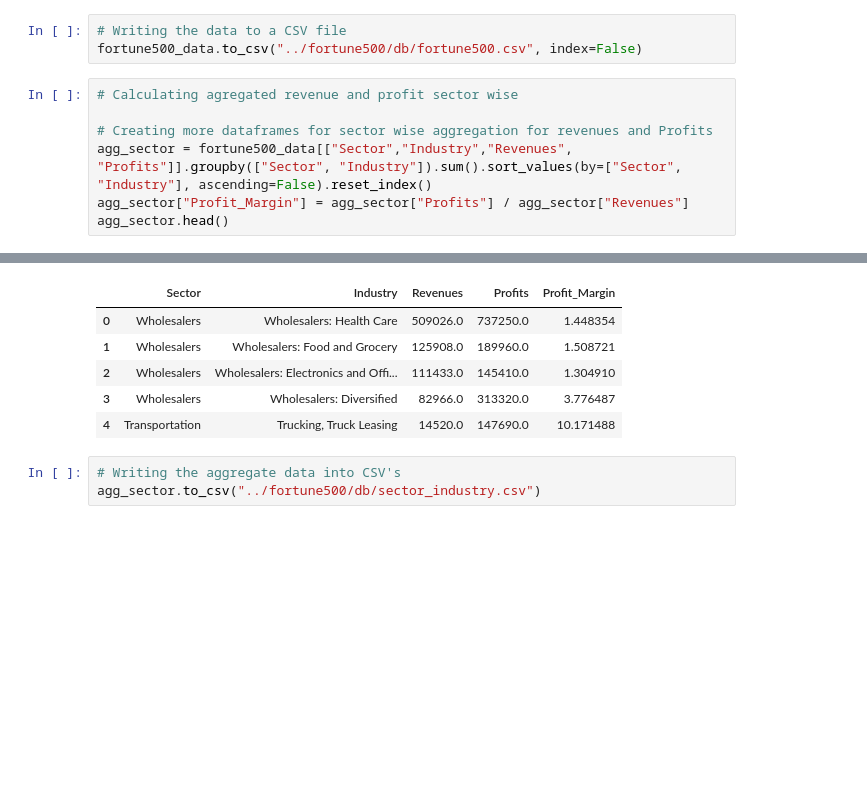
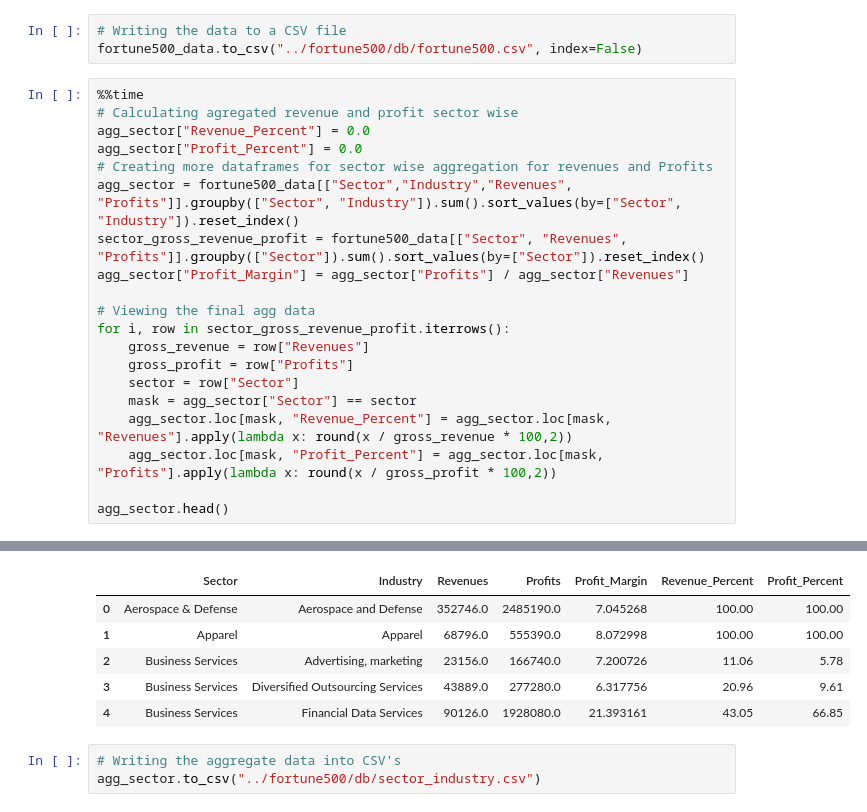
Before and after one commit to ic2019/group_project2, a Jupyter notebook: Scripts/Data_Cleaning_Exploration.ipynb, the cells around one changed output, grey strips where cells are left out. Cells and saved outputs as stored; diff of their text form; blank space fills up the shorter version.

```diff
--- a/Scripts/Data_Cleaning_Exploration.ipynb
+++ b/Scripts/Data_Cleaning_Exploration.ipynb
@@ -282,10 +263,23 @@ memory usage: 78.1+ KB
 # Writing the data to a CSV file
 fortune500_data.to_csv("../fortune500/db/fortune500.csv", index=False)
 # %%
+%%time
 # Calculating agregated revenue and profit sector wise
+agg_sector["Revenue_Percent"] = 0.0
+agg_sector["Profit_Percent"] = 0.0
+# Creating more dataframes for sector wise aggregation for revenues and Profits
+agg_sector = fortune500_data[["Sector","Industry","Revenues", "Profits"]].groupby(["Sector", "Industry"]).sum().sort_values(by=["Sector", "Industry"]).reset_index()
+sector_gross_revenue_profit = fortune500_data[["Sector", "Revenues", "Profits"]].groupby(["Sector"]).sum().sort_values(by=["Sector"]).reset_index()
+agg_sector["Profit_Margin"] = agg_sector["Profits"] / agg_sector["Revenues"]
 
-# Creating more dataframes for sector wise aggregation for revenues and Profits
-agg_sector = fortune500_data[["Sector","Industry","Revenues", "Profits"]].groupby(["Sector", "Industry"]).sum().sort_values(by=["Sector", "Industry"], ascending=False).reset_index()
-agg_sector["Profit_Margin"] = agg_sector["Profits"] / agg_sector["Revenues"]
+# Viewing the final agg data
+for i, row in sector_gross_revenue_profit.iterrows():
+    gross_revenue = row["Revenues"]
+    gross_profit = row["Profits"]
+    sector = row["Sector"]
+    mask = agg_sector["Sector"] == sector
+    agg_sector.loc[mask, "Revenue_Percent"] = agg_sector.loc[mask, "Revenues"].apply(lambda x: round(x / gross_revenue * 100,2))
+    agg_sector.loc[mask, "Profit_Percent"] = agg_sector.loc[mask, "Profits"].apply(lambda x: round(x / gross_profit * 100,2))
+
 agg_sector.head()
 # %% [output]
@@ -292,9 +287,9 @@ agg_sector.head()
-|  | Sector | Industry | Revenues | Profits | Profit_Margin |
-| 0 | Wholesalers | Wholesalers: Health Care | 509026.0 | 737250.0 | 1.448354 |
-| 1 | Wholesalers | Wholesalers: Food and Grocery | 125908.0 | 189960.0 | 1.508721 |
-| 2 | Wholesalers | Wholesalers: Electronics and Offi... | 111433.0 | 145410.0 | 1.304910 |
-| 3 | Wholesalers | Wholesalers: Diversified | 82966.0 | 313320.0 | 3.776487 |
-| 4 | Transportation | Trucking, Truck Leasing | 14520.0 | 147690.0 | 10.171488 |
+|  | Sector | Industry | Revenues | Profits | Profit_Margin | Revenue_Percent | Profit_Percent |
+| 0 | Aerospace & Defense | Aerospace and Defense | 352746.0 | 2485190.0 | 7.045268 | 100.00 | 100.00 |
+| 1 | Apparel | Apparel | 68796.0 | 555390.0 | 8.072998 | 100.00 | 100.00 |
+| 2 | Business Services | Advertising, marketing | 23156.0 | 166740.0 | 7.200726 | 11.06 | 5.78 |
+| 3 | Business Services | Diversified Outsourcing Services | 43889.0 | 277280.0 | 6.317756 | 20.96 | 9.61 |
+| 4 | Business Services | Financial Data Services | 90126.0 | 1928080.0 | 21.393161 | 43.05 | 66.85 |
 # %%
 # Writing the aggregate data into CSV's
 agg_sector.to_csv("../fortune500/db/sector_industry.csv")
```
Also changed, not shown: parts of 8 cells of this notebook, 4 other files.
